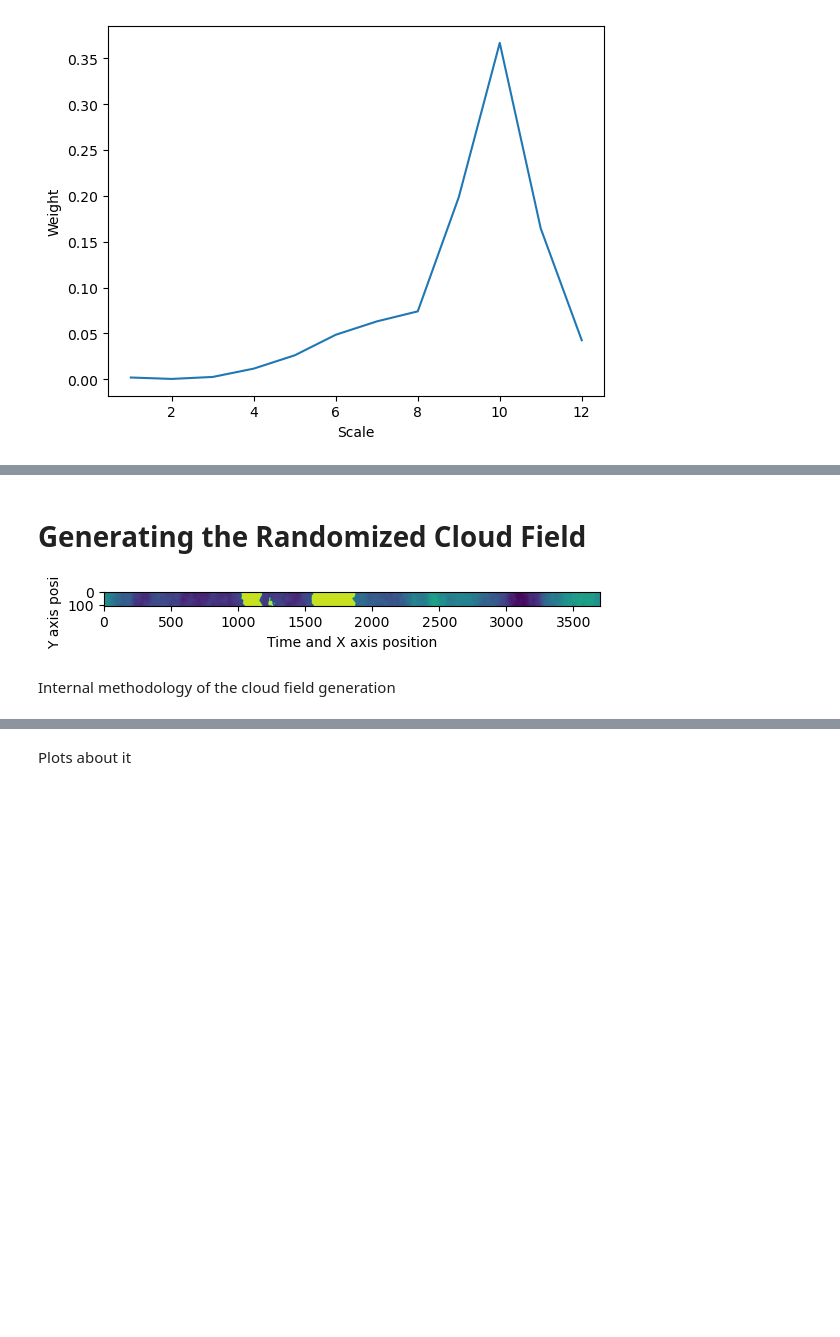
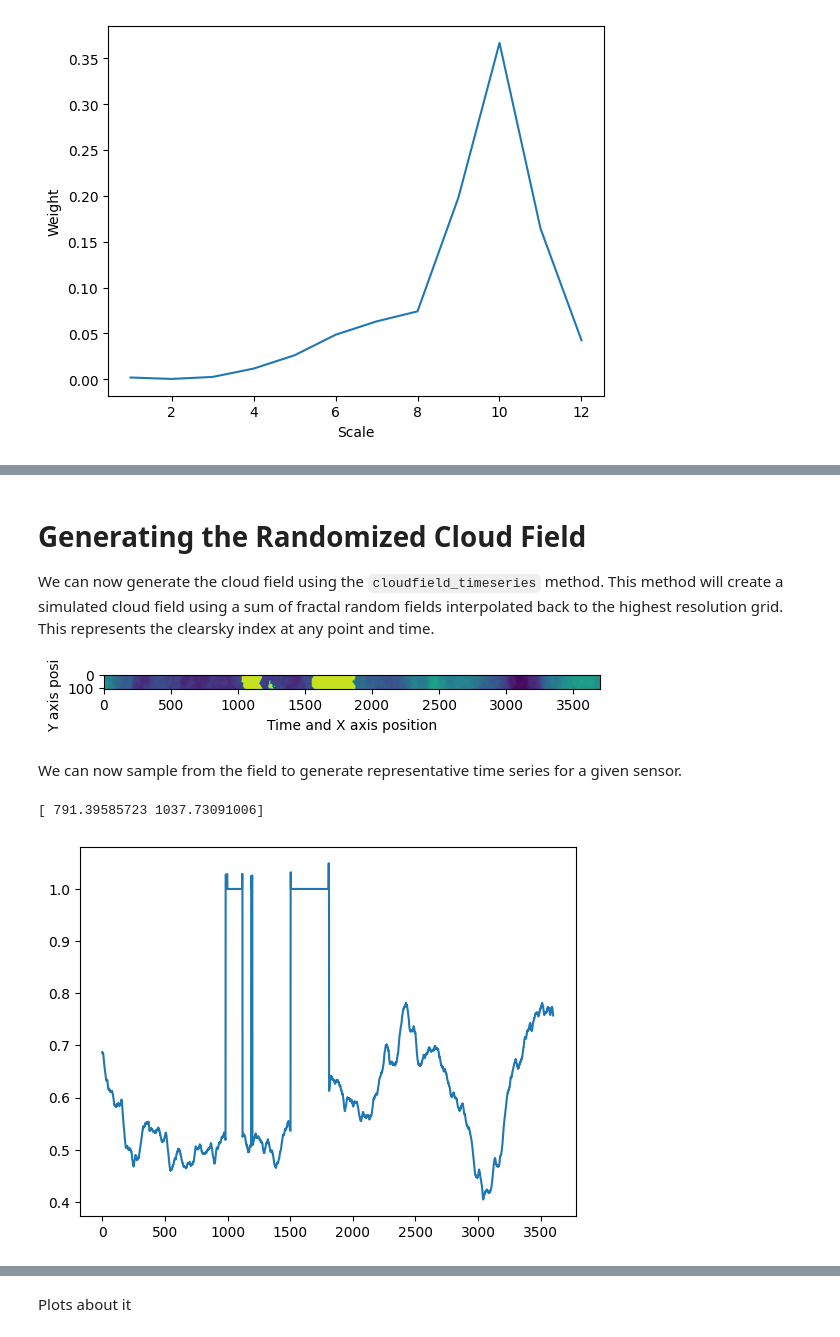
Before and after one commit to jranalli/solarspatialtools, a Jupyter notebook: demos/synthetic_clouds_demo.ipynb, the cells around one changed output, grey strips where cells are left out. Saved outputs shown, nothing was run; the diff lists cells and outputs as text; code cells hidden in the pictures; blank space fills up the shorter version.

```diff
--- a/demos/synthetic_clouds_demo.ipynb
+++ b/demos/synthetic_clouds_demo.ipynb
@@ -79,5 +92,5 @@ The scaling of the cloud field is based on statistical variability properties of
 # %%
-ktmean, kt1pct, ktmax, frac_clear, vs, weights, scales = get_timeseries_stats(kt[40], plot=False)
+ktmean, kt1pct, ktmax, frac_clear, vs, weights, scales = get_timeseries_stats(kt[40])
 print(f"ktmean: {ktmean:8.2f}")
 print(f"kt1pct: {kt1pct:8.2f}")
 print(f"ktmax: {ktmax:8.2f}")
@@ -122,6 +138,7 @@ Time Extent:  3600.00 s, Time Resolution:     1.00 s
 Field Size: 3698x103
 # %% [markdown]
 # Generating the Randomized Cloud Field
+We can now generate the cloud field using the `cloudfield_timeseries` method. This method will create a simulated cloud field using a sum of fractal random fields interpolated back to the highest resolution grid. This represents the clearsky index at any point and time.
 # %%
 np.random.seed(42)  # Seed for repeatability
 
@@ -134,4 +151,12 @@ plt.show()
 # %% [output]
 [figure]
 # %% [markdown]
-Internal methodology of the cloud field generation
+We can now sample from the field to generate representative time series for a given sensor.
+# %%
+print(pos_utm_rot.loc[40].values)
+center = get_positional_ts(pos_utm_rot.loc[40].values, field_final, cld_spd, duration=3600)
+plt.plot(center)
+plt.show()
+# %% [output]
+[ 791.39585723 1037.73091006]
+[figure, added]
```
Also changed, not shown: parts of 13 cells of this notebook, 2 other files.
